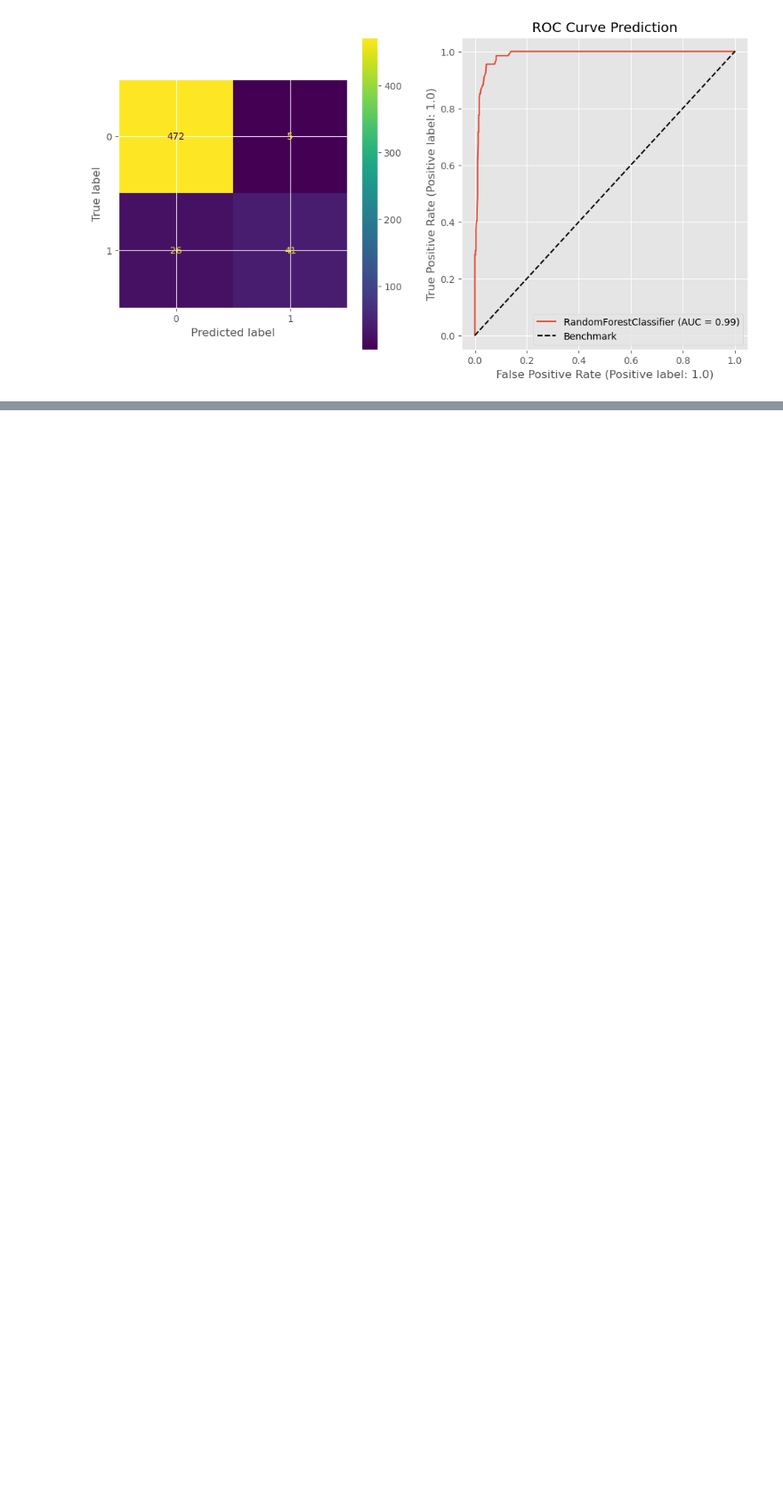
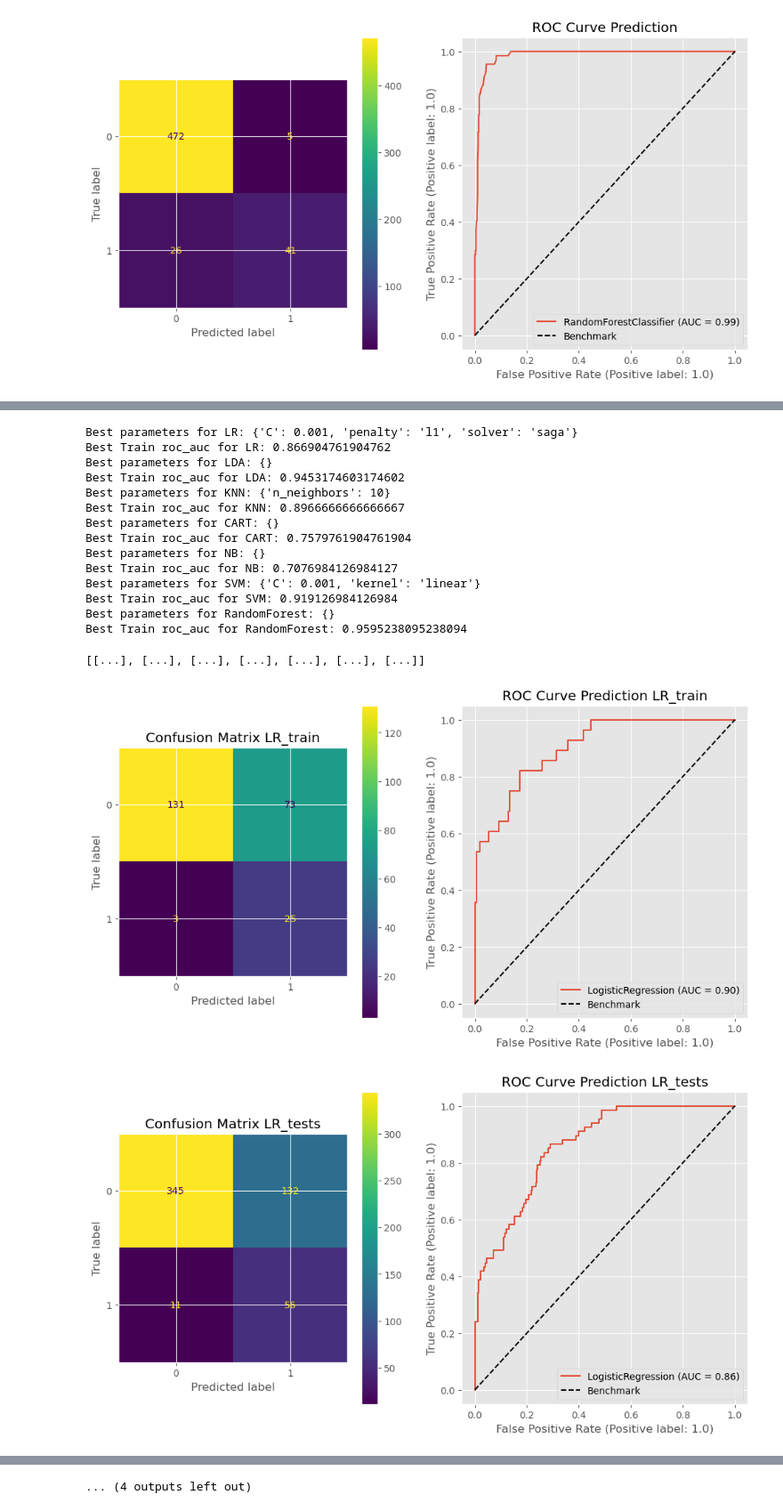
Before and after one commit to SalisEduardo/Projeto-PTC3567, a Jupyter notebook: classification_basic_approch.ipynb, the cells around one changed output, grey strips where cells are left out. Shown at 89% size. Cells and saved outputs as stored; diff of their text form; code cells hidden in the pictures; blank space fills up the shorter version.

```diff
--- a/classification_basic_approch.ipynb
+++ b/classification_basic_approch.ipynb
@@ -608,0 +669,23 @@ Gini  - Test :  0.97
+# %%
+import warnings
+warnings.filterwarnings("ignore")
+
+evaluate_models(X,y,scoring='roc_auc')
+# %% [output]
+Best parameters for LR: {'C': 0.001, 'penalty': 'l1', 'solver': 'saga'}
+Best Train roc_auc for LR: 0.866904761904762
+Best parameters for LDA: {}
+Best Train roc_auc for LDA: 0.9453174603174602
+Best parameters for KNN: {'n_neighbors': 10}
+Best Train roc_auc for KNN: 0.8966666666666667
+Best parameters for CART: {}
+Best Train roc_auc for CART: 0.7579761904761904
+Best parameters for NB: {}
+Best Train roc_auc for NB: 0.7076984126984127
+Best parameters for SVM: {'C': 0.001, 'kernel': 'linear'}
+Best Train roc_auc for SVM: 0.919126984126984
+Best parameters for RandomForest: {}
+Best Train roc_auc for RandomForest: 0.9595238095238094
+[[...], [...], [...], [...], [...], [...], [...]]
+[figure, added]
+[figure, added]
@@ -608,0 +700 @@ Gini  - Test :  0.97
+... (4 outputs left out)
```
Also changed, not shown: parts of 19 cells of this notebook, 48 other files.
